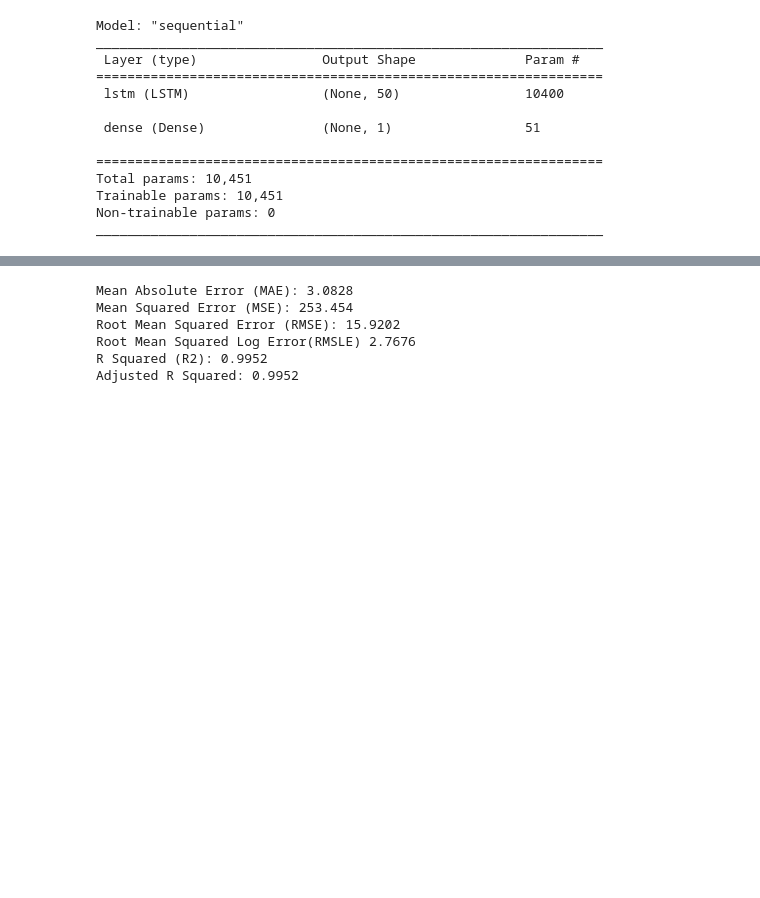
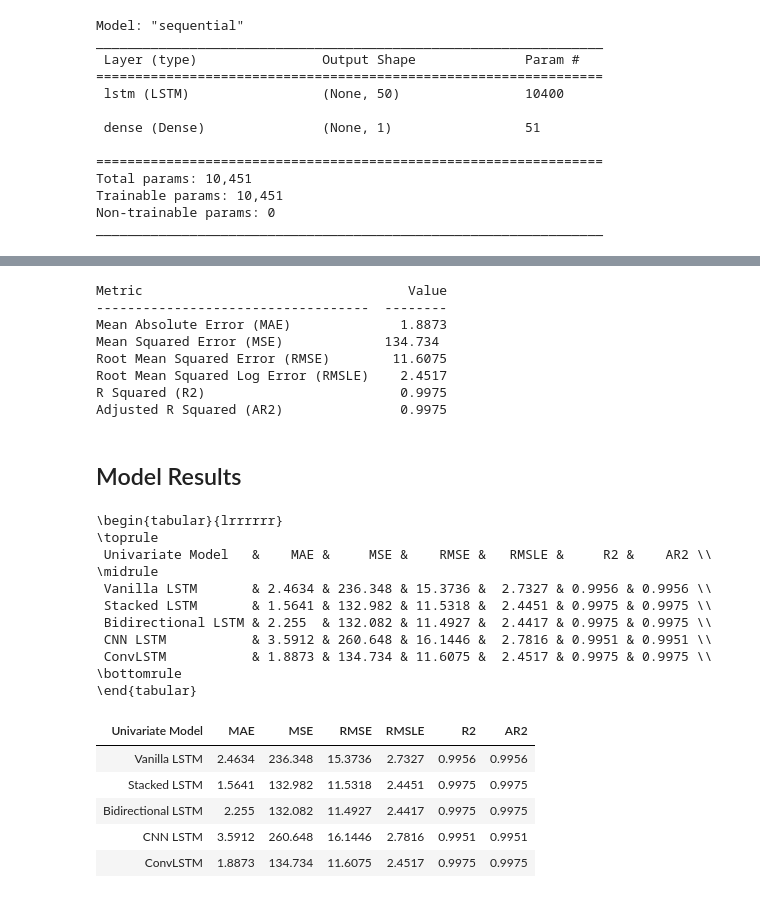
Before and after one commit to MarioCSilva/ProductPricesPrediction, a Jupyter notebook: read_files.ipynb, the cells around one changed output, grey strips where cells are left out. Drawn from its saved outputs; the diff is of its cells as text; code cells hidden in the pictures; blank space fills up the shorter version.

Commit message:
univariate models done

```diff
--- a/read_files.ipynb
+++ b/read_files.ipynb
@@ -301,0 +468,5 @@ y_pred = train_and_test_model(get_model)
+# %%
+# evaluate the model predictions
+metrics = evaluate_pred(y_pred, y_test)
+metrics.insert(0, "CNN LSTM")
+model_results.append(metrics)
@@ -302,10 +487,52 @@ y_pred = train_and_test_model(get_model)
+# %%
+model = Sequential()
+model.add(ConvLSTM2D(filters=64, kernel_size=(1,2), activation='relu', input_shape=(n_seq, 1, n_sub_steps, n_features)))
+model.add(Flatten())
+model.add(Dense(1))
+model.compile(optimizer='adam', loss='mse')
+# %%
+# fit the model with the training data and
+# get its' price predictions on the test data
+y_pred = train_and_test_model(model)
 # %%
 # evaluate the model predictions
-evaluate_pred(y_pred, y_test)
+metrics = evaluate_pred(y_pred, y_test)
+metrics.insert(0, "ConvLSTM")
+model_results.append(metrics)
 # %% [output]
-Mean Absolute Error (MAE): 3.0828
-Mean Squared Error (MSE): 253.454
-Root Mean Squared Error (RMSE): 15.9202
-Root Mean Squared Log Error(RMSLE) 2.7676
-R Squared (R2): 0.9952
-Adjusted R Squared: 0.9952
+Metric                                  Value
+-----------------------------------  --------
+Mean Absolute Error (MAE)              1.8873
+Mean Squared Error (MSE)             134.734
+Root Mean Squared Error (RMSE)        11.6075
+Root Mean Squared Log Error (RMSLE)    2.4517
+R Squared (R2)                         0.9975
+Adjusted R Squared (AR2)               0.9975
+# %% [markdown]
+## Model Results
+# %%
+print(tabulate(model_results,
+               headers=["Univariate Model", "MAE", "MSE", "RMSE", "RMSLE", "R2", "AR2"], tablefmt='latex_booktabs'
+               ))
+
+tabulate(model_results,
+         headers=["Univariate Model", "MAE", "MSE", "RMSE", "RMSLE", "R2", "AR2"], tablefmt='html'
+         )
+# %% [output]
+\begin{tabular}{lrrrrrr}
+\toprule
+ Univariate Model   &    MAE &     MSE &    RMSE &   RMSLE &     R2 &    AR2 \\
+\midrule
+ Vanilla LSTM       & 2.4634 & 236.348 & 15.3736 &  2.7327 & 0.9956 & 0.9956 \\
+ Stacked LSTM       & 1.5641 & 132.982 & 11.5318 &  2.4451 & 0.9975 & 0.9975 \\
+ Bidirectional LSTM & 2.255  & 132.082 & 11.4927 &  2.4417 & 0.9975 & 0.9975 \\
+ CNN LSTM           & 3.5912 & 260.648 & 16.1446 &  2.7816 & 0.9951 & 0.9951 \\
+ ConvLSTM           & 1.8873 & 134.734 & 11.6075 &  2.4517 & 0.9975 & 0.9975 \\
+\bottomrule
+\end{tabular}
+| Univariate Model | MAE | MSE | RMSE | RMSLE | R2 | AR2 |
+| Vanilla LSTM | 2.4634 | 236.348 | 15.3736 | 2.7327 | 0.9956 | 0.9956 |
+| Stacked LSTM | 1.5641 | 132.982 | 11.5318 | 2.4451 | 0.9975 | 0.9975 |
+| Bidirectional LSTM | 2.255 | 132.082 | 11.4927 | 2.4417 | 0.9975 | 0.9975 |
+| CNN LSTM | 3.5912 | 260.648 | 16.1446 | 2.7816 | 0.9951 | 0.9951 |
+| ConvLSTM | 1.8873 | 134.734 | 11.6075 | 2.4517 | 0.9975 | 0.9975 |
```
Also changed, not shown: parts of 27 cells of this notebook.
